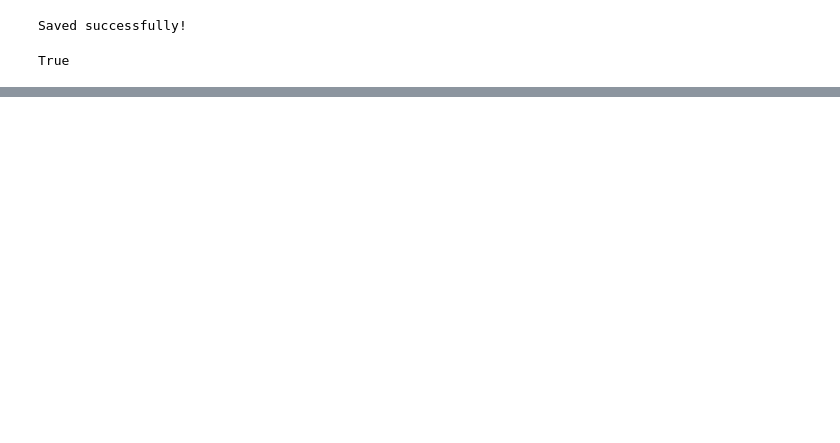
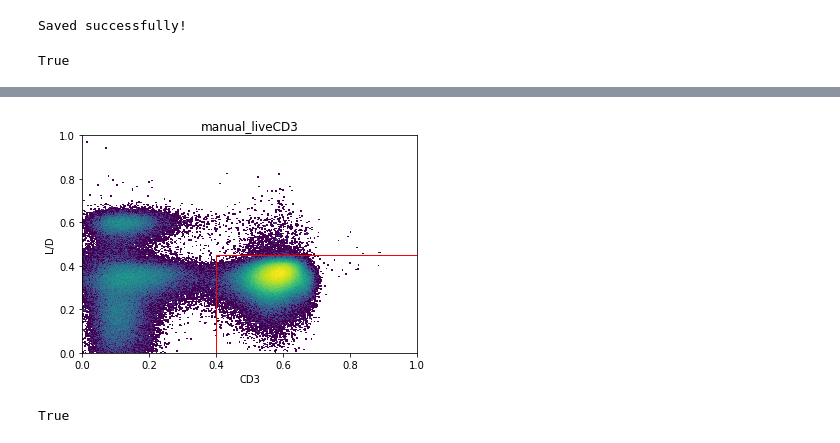
Before and after one commit to burtonrj/CytoPy, a Jupyter notebook: immunova/Notebooks/Testing/Population_Identification_Validation/CD3 Gating.ipynb, the cells around one changed output, grey strips where cells are left out. Drawn from its saved outputs; the diff is of its cells as text; code cells hidden in the pictures; blank space fills up the shorter version.

```diff
--- a/immunova/Notebooks/Testing/Population_Identification_Validation/CD3 Gating.ipynb
+++ b/immunova/Notebooks/Testing/Population_Identification_Validation/CD3 Gating.ipynb
@@ -120,0 +163,15 @@ True
+# %%
+hc = Gating(exp, 'hc1')
+# %%
+hc.plotting.plot_gate('manual_liveCD3')
+# %% [output]
+[figure, added]
+# %%
+child_populations = ChildPopulationCollection('geom')
+child_populations.add_population('gmm_liveCD3', definition='+')
+child_populations.add_population('gmm_liveCD3_NEG', definition='-')
+gate_definition = dict(x='CD3', y='L/D', target=(0.6, 0.4), k=3, conf=0.99)
+hc.create_gate(gate_name='gmm_liveCD3', parent='lymphocytes', class_='MixtureModel', method='gate',
+                kwargs=gate_definition, child_populations=child_populations)
+# %% [output]
+True
```
Also changed, not shown: parts of 16 cells of this notebook, 5 other files.
